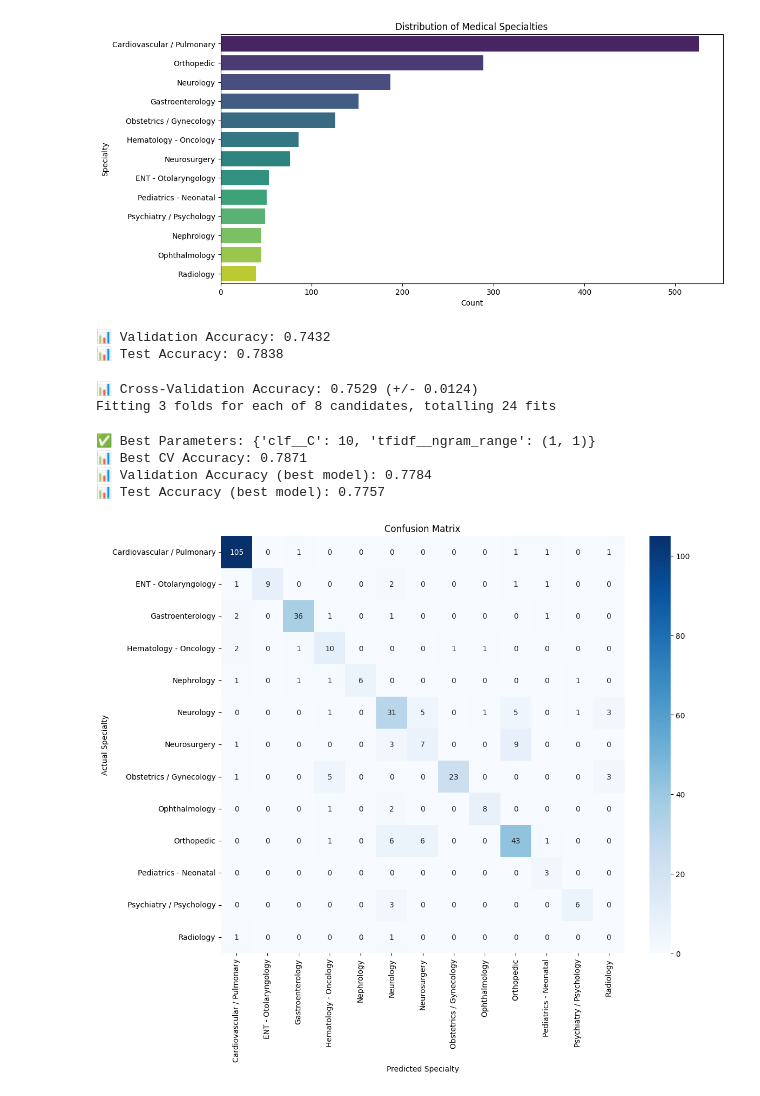
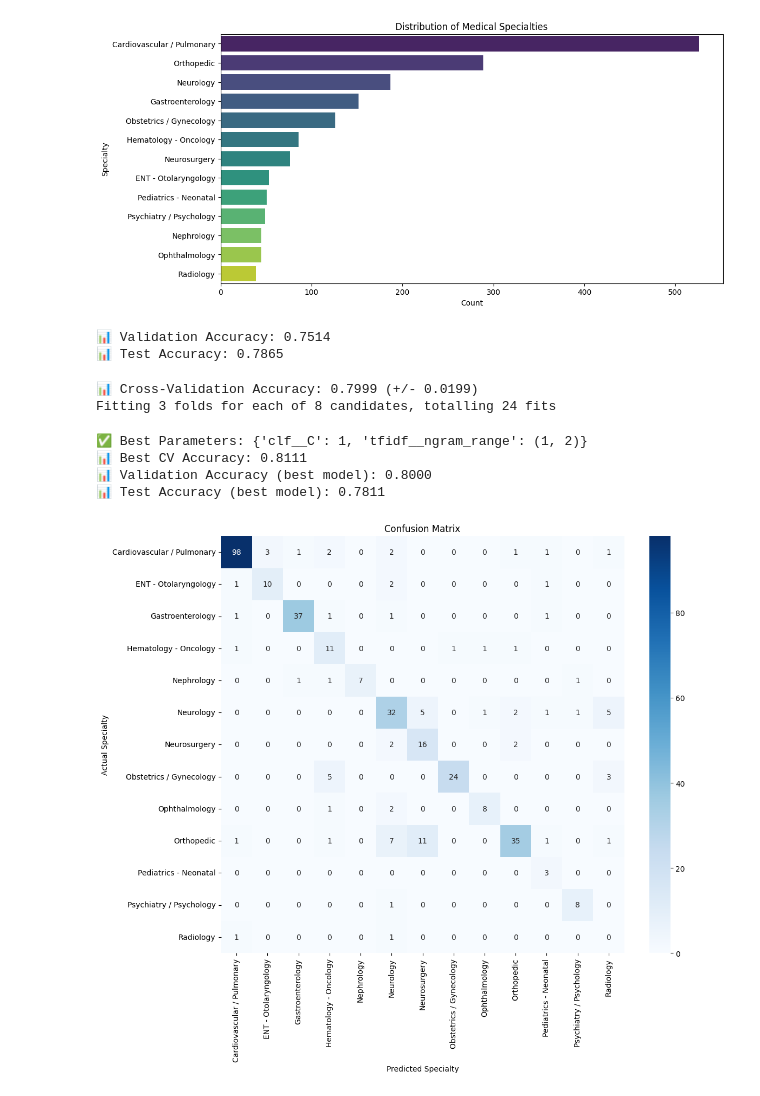
Before and after one commit to Pasindu03/ML-Final, a Jupyter notebook: final.ipynb, the cells around one changed output. Saved outputs shown, nothing was run; the diff lists cells and outputs as text; code cells hidden in the pictures.

Commit message:
Tuned model to better accuracy

```diff
--- a/final.ipynb
+++ b/final.ipynb
@@ -82,40 +94,46 @@ Passing `palette` without assigning `hue` is deprecated and will be removed in v
 # %%
 pipeline = Pipeline([
     ('tfidf', TfidfVectorizer(
-        lowercase=True,           # Text cleaning
-        stop_words='english',     # Remove common words
-        ngram_range=(1,2),        # Unigrams + bigrams for context
-        max_features=10000        # Limit features for efficiency
+        lowercase=True,           # Redundant now, but fine to keep
+        stop_words='english',     # Can be replaced with custom_stopwords
+        ngram_range=(1,2),        # Unigrams + bigrams
+        max_features=10000        # Limit features
     )),
     ('clf', LogisticRegression(max_iter=1000))
 ])
 
+# Preprocess once and store
+df_train["clean_transcription"] = df_train["transcription"].apply(preprocess_text)
+df_validation["clean_transcription"] = df_validation["transcription"].apply(preprocess_text)
+df_test["clean_transcription"] = df_test["transcription"].apply(preprocess_text)
+
 # Train
-pipeline.fit(df_train["transcription"], df_train["medical_specialty"])
+pipeline.fit(df_train["clean_transcription"], df_train["medical_specialty"])
 
-# Evaluate
-val_acc = pipeline.score(df_validation["transcription"], df_validation["medical_specialty"])
-test_acc = pipeline.score(df_test["transcription"], df_test["medical_specialty"])
+# Evaluate (use clean version here too!)
+val_acc = pipeline.score(df_validation["clean_transcription"], df_validation["medical_specialty"])
+test_acc = pipeline.score(df_test["clean_transcription"], df_test["medical_specialty"])
 
 print(f"📊 Validation Accuracy: {val_acc:.4f}")
 print(f"📊 Test Accuracy: {test_acc:.4f}")
 # %% [output]
-📊 Validation Accuracy: 0.7432
-📊 Test Accuracy: 0.7838
+📊 Validation Accuracy: 0.7514
+📊 Test Accuracy: 0.7865
 # %%
 pipeline = Pipeline([
     ('tfidf', TfidfVectorizer(stop_words='english', lowercase=True)),
     ('clf', LogisticRegression(
         multi_class='multinomial',  # Softmax regression
         solver='lbfgs',
-        max_iter=1000
+        max_iter=1000,
+        class_weight='balanced' #give weight to more rare cases
     ))
 ])
 
 # -----------------------------
 # Step 2: Cross-Validation
 # -----------------------------
-cv_scores = cross_val_score(pipeline, df_train['transcription'], df_train['medical_specialty'], cv=5, scoring='accuracy')
+cv_scores = cross_val_score(pipeline, df_train['clean_transcription'], df_train['medical_specialty'], cv=5, scoring='accuracy')
 print(f"📊 Cross-Validation Accuracy: {cv_scores.mean():.4f} (+/- {cv_scores.std():.4f})")
 
 # -----------------------------
@@ -126,8 +144,8 @@ param_grid = {
     'clf__C': [0.01, 0.1, 1, 10]           # regularization strength
 }
 
-grid = GridSearchCV(pipeline, param_grid, cv=3, scoring='accuracy', n_jobs=-1, verbose=2)
-grid.fit(df_train['transcription'], df_train['medical_specialty'])
+grid = GridSearchCV(pipeline, param_grid, cv=3, scoring='recall_macro', n_jobs=-1, verbose=2)
+grid.fit(df_train['clean_transcription'], df_train['medical_specialty'])
 
 print("✅ Best Parameters:", grid.best_params_)
 print(f"📊 Best CV Accuracy: {grid.best_score_:.4f}")
@@ -137,37 +155,37 @@ print(f"📊 Best CV Accuracy: {grid.best_score_:.4f}")
 # -----------------------------
 best_model = grid.best_estimator_
 
-val_acc = best_model.score(df_validation['transcription'], df_validation['medical_specialty'])
-test_acc = best_model.score(df_test['transcription'], df_test['medical_specialty'])
+val_acc = best_model.score(df_validation['clean_transcription'], df_validation['medical_specialty'])
+test_acc = best_model.score(df_test['clean_transcription'], df_test['medical_specialty'])
 
 print(f"📊 Validation Accuracy (best model): {val_acc:.4f}")
 print(f"📊 Test Accuracy (best model): {test_acc:.4f}")
 # %% [output]
-📊 Cross-Validation Accuracy: 0.7529 (+/- 0.0124)
+📊 Cross-Validation Accuracy: 0.7999 (+/- 0.0199)
 Fitting 3 folds for each of 8 candidates, totalling 24 fits
-✅ Best Parameters: {'clf__C': 10, 'tfidf__ngram_range': (1, 1)}
-📊 Best CV Accuracy: 0.7871
-📊 Validation Accuracy (best model): 0.7784
-📊 Test Accuracy (best model): 0.7757
+✅ Best Parameters: {'clf__C': 1, 'tfidf__ngram_range': (1, 2)}
+📊 Best CV Accuracy: 0.8111
+📊 Validation Accuracy (best model): 0.8000
+📊 Test Accuracy (best model): 0.7811
 # %%
 from sklearn.metrics import confusion_matrix, classification_report
 
-y_test_pred = best_model.predict(df_test['transcription'])
+y_test_pred = best_model.predict(df_test['clean_transcription'])
 y_test_true = df_test['medical_specialty']
 
 cm = confusion_matrix(y_test_true, y_test_pred, labels=best_model.classes_)
 
 # Plot heatmap
 plt.figure(figsize=(12,10))
 sns.heatmap(cm, annot=True, fmt="d", cmap="Blues",
             xticklabels=best_model.classes_,
             yticklabels=best_model.classes_)
 plt.ylabel("Actual Specialty")
 plt.xlabel("Predicted Specialty")
 plt.title("Confusion Matrix")
 plt.show()
 # %% [output]
-[figure, old version]
+[figure, new version]
 # %%
 report = classification_report(y_test_true, y_test_pred, target_names=best_model.classes_)
 print("📄 Classification Report:\n", report)
```
Also changed, not shown: parts of 4 cells of this notebook.
